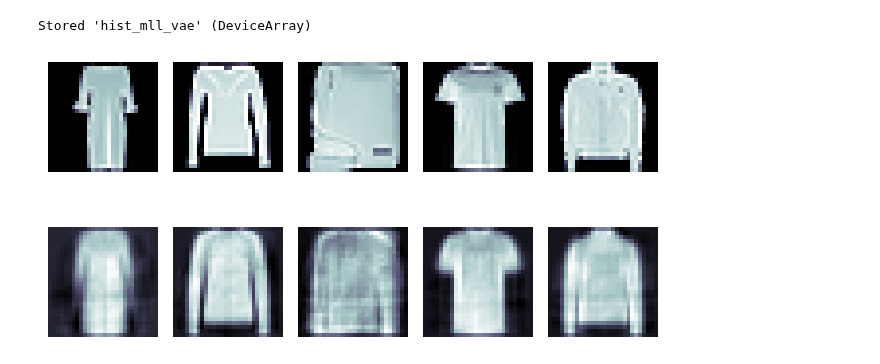
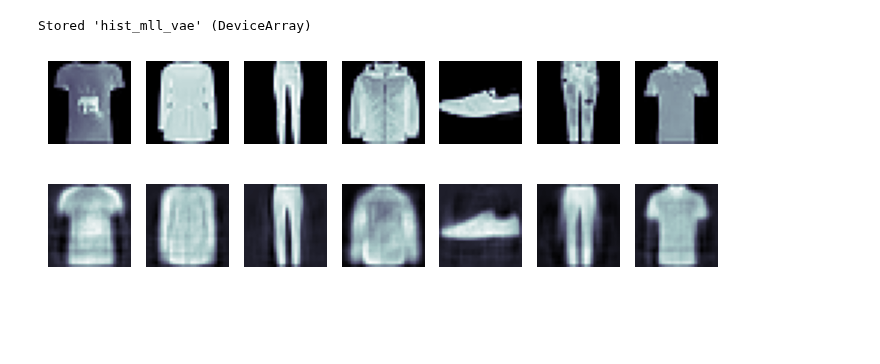
Before and after one commit to gerdm/hard-em-lvm, a Jupyter notebook: notebooks/07-homoskedastic-vae-fashion-mnist.ipynb, the cells around one changed output. Cells and saved outputs as stored; diff of their text form; code cells hidden in the pictures; blank space fills up the shorter version.

```diff
--- a/notebooks/07-homoskedastic-vae-fashion-mnist.ipynb
+++ b/notebooks/07-homoskedastic-vae-fashion-mnist.ipynb
@@ -237,24 +230,0 @@ state = train_state.TrainState.create(
-# %%
-train_step = partial(vae.train_step,
-                     model=model,
-                     loss_fn=partial(vae.iwae, num_is_samples=50))
-train_step = jax.jit(train_step)
-
-
-def train_epoch(key, state, X, batch_size):
-    num_samples = len(X)
-    key_batch, keys_vae = jax.random.split(key)
-    batch_ixs = vae.get_batch_train_ixs(key_batch, num_samples, batch_size)
-
-    num_batches = len(batch_ixs)
-    keys_vae = jax.random.split(keys_vae, num_batches)
-
-    total_loss = 0
-    for key_vae, batch_ix in zip(keys_vae, batch_ixs):
-        X_batch = X[batch_ix, ...]
-        loss, state = train_step(state, X_batch, key_vae)
-        total_loss += loss
-
-    return total_loss.item(), state
-# %%
-samples_observed = X_train
@@ -273,0 +231,7 @@ params_final = state.params
+# %%
+tx = optax.adam(1e-3)
+state = train_state.TrainState.create(
+    apply_fn=partial(model.apply, num_samples=50),
+    params=params_init,
+    tx=tx
+)
@@ -287,22 +324,23 @@ plt.grid(alpha=0.5)
 # %% [output]
 Stored 'hist_mll_vae' (DeviceArray)
 # %%
-n_samples = 5
+n_samples = 7
 key_samples, _ = jax.random.split(key_test)
 key_samples = jax.random.split(key_samples, n_samples)
 # %%
-ixs_test = jax.random.choice(key_test, len(X_train), (n_samples,))
+# ixs_test = jax.random.choice(key_test, len(X_train), (n_samples,))
+ixs_test = jnp.array([180, 609, 761, 555, 119, 599, 219])
 
-fig, ax = plt.subplots(2, n_samples, figsize=(6.4, 4.0))
+fig, ax = plt.subplots(2, n_samples, figsize=(7.0, 3.0))
 
 for ax, ix in zip(ax.T, ixs_test):
     obs = X_train[ix]
     z, (mean_z, L_z), (mean_x, logvar_x) = model.apply(params_final, obs, key_train)
 
     ax[0].imshow(obs.reshape(28, 28), cmap="bone")
     ax[1].imshow(mean_x.reshape(28, 28), cmap="bone")
     ax[0].axis("off")
     ax[1].axis("off")
 plt.tight_layout()
 # %% [output]
-[figure, old version]
+[figure, new version]
```
Also changed, not shown: parts of 14 cells of this notebook.
